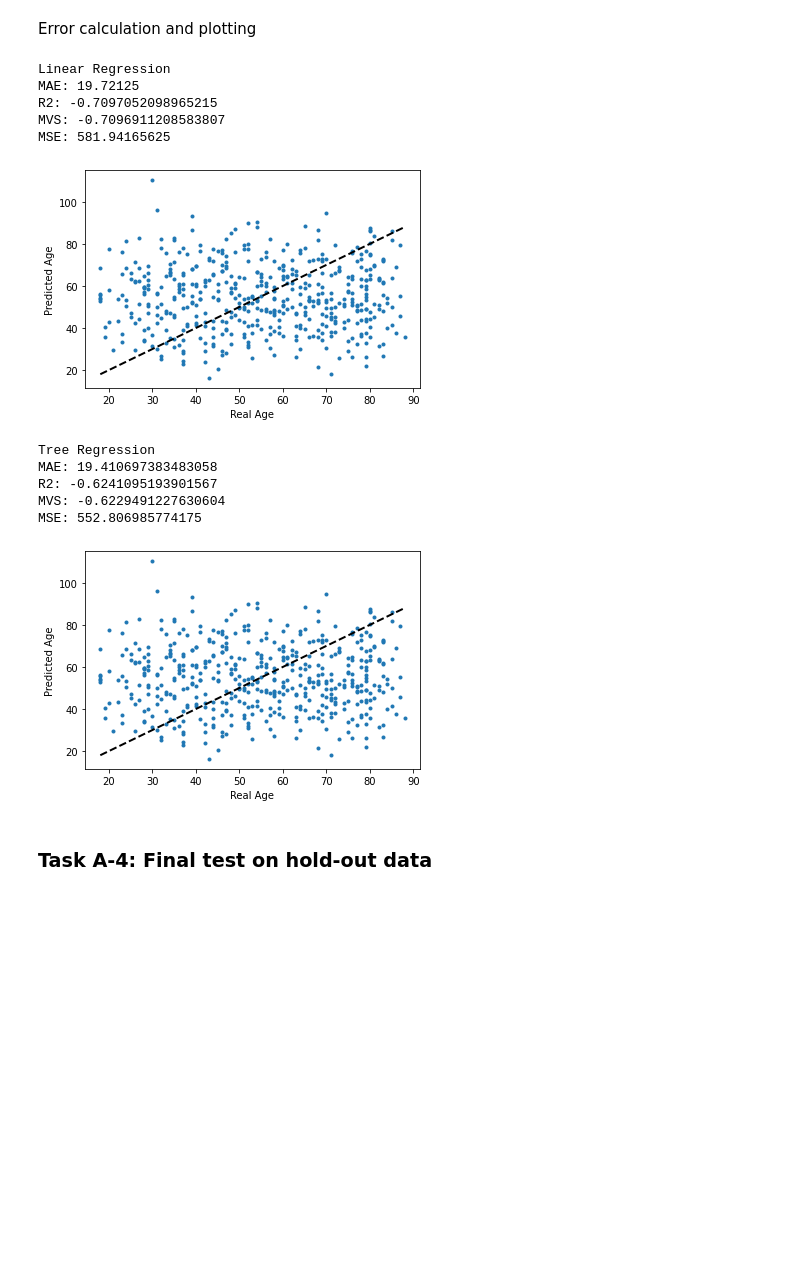
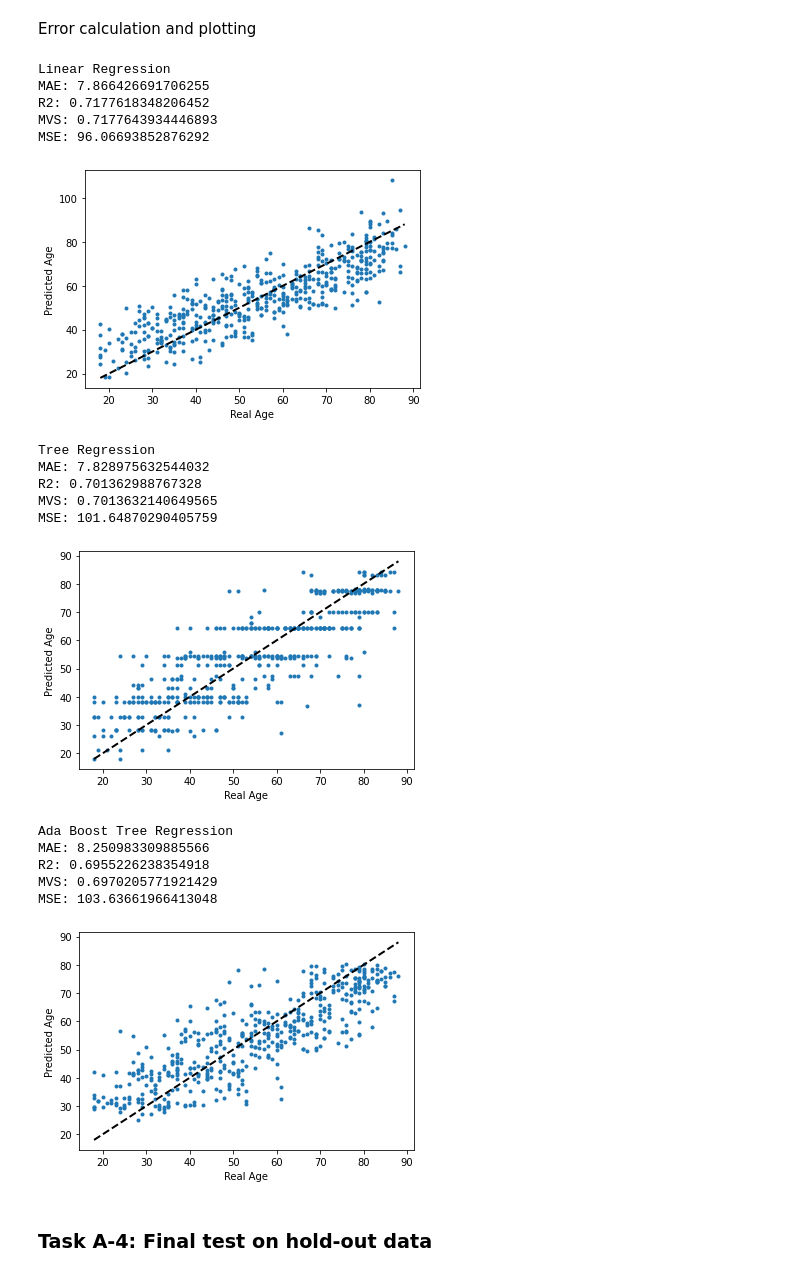
Before and after one commit to gf4417/MLforIMG-CW, a Jupyter notebook: Copy_of_CW_Brain_Age_Regression.ipynb, the cells around one changed output. Cells and saved outputs as stored; diff of their text form; code cells hidden in the pictures; blank space fills up the shorter version.

```diff
--- a/Copy_of_CW_Brain_Age_Regression.ipynb
+++ b/Copy_of_CW_Brain_Age_Regression.ipynb
@@ -920,43 +858,62 @@ MSE: 97.05955078125
 Error calculation and plotting
 # %%
 print("Linear Regression")
-print('MAE: {0}'.format(mean_absolute_error(y,predicted[0]))) # Best: Smaller the better
-print('R2: {0}'.format(r2_score(y,predicted[0]))) # Best: 1.0
-print('MVS: {0}'.format(explained_variance_score(y,predicted[0]))) # Best: 1.0
-print('MSE: {0}'.format(mean_squared_error(y,predicted[0]))) # Best: Smaller the better
+print('MAE: {0}'.format(mean_absolute_error(lr_a ,lr_p))) # Best: Smaller the better
+print('R2: {0}'.format(r2_score(lr_a ,lr_p))) # Best: 1.0
+print('MVS: {0}'.format(explained_variance_score(lr_a ,lr_p))) # Best: 1.0
+print('MSE: {0}'.format(mean_squared_error(lr_a ,lr_p))) # Best: Smaller the better
 
 fig, ax = plt.subplots()
-ax.scatter(y, predicted[0], marker='.')
+ax.scatter(lr_a ,lr_p, marker='.')
 ax.plot([y.min(), y.max()], [y.min(), y.max()], 'k--', lw=2)
 ax.set_xlabel('Real Age')
 ax.set_ylabel('Predicted Age')
 plt.show()
 
 print("Tree Regression")
-print('MAE: {0}'.format(mean_absolute_error(y,predicted[1]))) # Best: Smaller the better
-print('R2: {0}'.format(r2_score(y,predicted[1]))) # Best: 1.0
-print('MVS: {0}'.format(explained_variance_score(y,predicted[1]))) # Best: 1.0
-print('MSE: {0}'.format(mean_squared_error(y,predicted[1]))) # Best: Smaller the better
+print('MAE: {0}'.format(mean_absolute_error(tree_a,tree_p))) # Best: Smaller the better
+print('R2: {0}'.format(r2_score(tree_a,tree_p))) # Best: 1.0
+print('MVS: {0}'.format(explained_variance_score(tree_a,tree_p))) # Best: 1.0
+print('MSE: {0}'.format(mean_squared_error(tree_a,tree_p))) # Best: Smaller the better
 
 fig, ax = plt.subplots()
-ax.scatter(y, predicted[0], marker='.')
+ax.scatter(tree_a, tree_p, marker='.')
 ax.plot([y.min(), y.max()], [y.min(), y.max()], 'k--', lw=2)
 ax.set_xlabel('Real Age')
 ax.set_ylabel('Predicted Age')
 plt.show()
+
+print("Ada Boost Tree Regression")
+print('MAE: {0}'.format(mean_absolute_error(ada_tree_a,ada_tree_p))) # Best: Smaller the better
+print('R2: {0}'.format(r2_score(ada_tree_a,ada_tree_p))) # Best: 1.0
+print('MVS: {0}'.format(explained_variance_score(ada_tree_a,ada_tree_p))) # Best: 1.0
+print('MSE: {0}'.format(mean_squared_error(ada_tree_a,ada_tree_p))) # Best: Smaller the better
+
+fig, ax = plt.subplots()
+ax.scatter(ada_tree_a,ada_tree_p, marker='.')
+ax.plot([y.min(), y.max()], [y.min(), y.max()], 'k--', lw=2)
+ax.set_xlabel('Real Age')
+ax.set_ylabel('Predicted Age')
+plt.show()
 # %% [output]
 Linear Regression
-MAE: 19.72125
-R2: -0.7097052098965215
-MVS: -0.7096911208583807
-MSE: 581.94165625
+MAE: 7.866426691706255
+R2: 0.7177618348206452
+MVS: 0.7177643934446893
+MSE: 96.06693852876292
-[figure, old version]
+[figure, new version]
 Tree Regression
-MAE: 19.410697383483058
-R2: -0.6241095193901567
-MVS: -0.6229491227630604
-MSE: 552.806985774175
+MAE: 7.828975632544032
+R2: 0.701362988767328
+MVS: 0.7013632140649565
+MSE: 101.64870290405759
-[figure, old version]
+[figure, new version]
+Ada Boost Tree Regression
+MAE: 8.250983309885566
+R2: 0.6955226238354918
+MVS: 0.6970205771921429
+MSE: 103.63661966413048
+[figure, added]
 # %% [markdown]
 ### Task A-4: Final test on hold-out data
 # %% [markdown]
```
Also changed, not shown: parts of 2 cells of this notebook.
